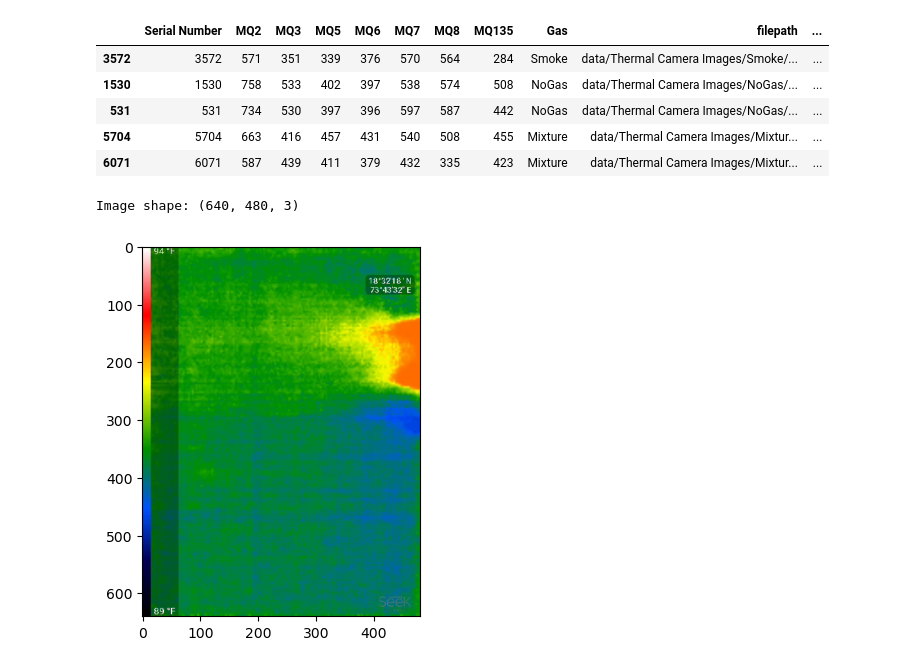
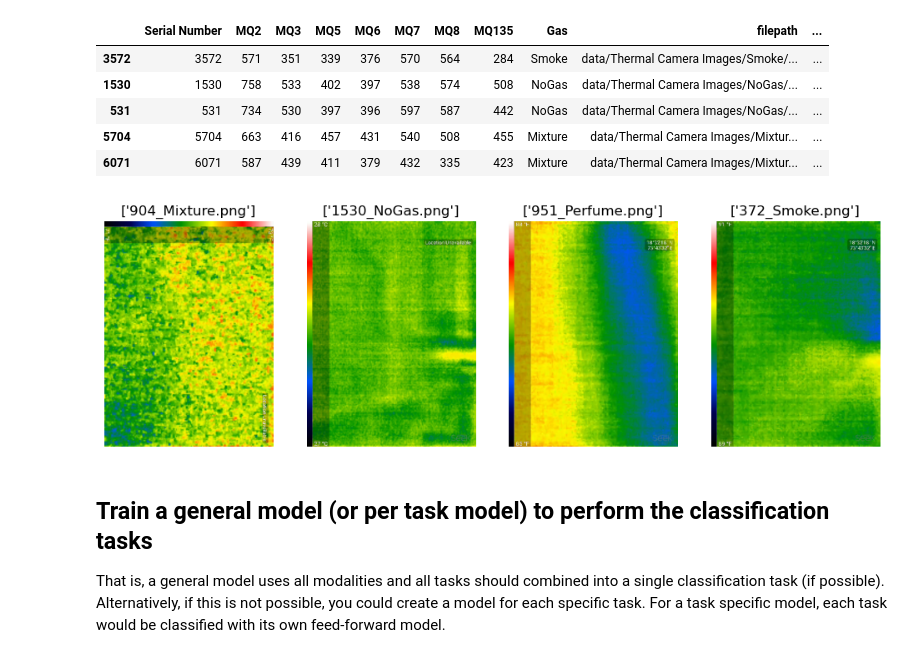
Before and after one commit to MarkBrub/gas-classifier, a Jupyter notebook: notebook.ipynb, the cells around one changed output. Saved outputs shown, nothing was run; the diff lists cells and outputs as text; code cells hidden in the pictures.

```diff
--- a/notebook.ipynb
+++ b/notebook.ipynb
@@ -221,19 +236,3 @@ Test set size: 1280
 scaler = StandardScaler()
 train_data[['MQ2', 'MQ3', 'MQ5', 'MQ6', 'MQ7', 'MQ8', 'MQ135']] = scaler.fit_transform(train_data[['MQ2', 'MQ3', 'MQ5', 'MQ6', 'MQ7', 'MQ8', 'MQ135']])
 test_data[['MQ2', 'MQ3', 'MQ5', 'MQ6', 'MQ7', 'MQ8', 'MQ135']] = scaler.transform(test_data[['MQ2', 'MQ3', 'MQ5', 'MQ6', 'MQ7', 'MQ8', 'MQ135']])
-# %%
-import matplotlib.pyplot as plt
-img_path = 'data/Thermal Camera Images/Smoke/1_Smoke.png'
-
-# load image
-image = tf.io.read_file(img_path)
-image = tf.image.decode_png(image, channels=3)
-
-print(f'Image shape: {image.shape}')
-
-# display image
-plt.imshow(image)
-plt.show()
-# %% [output]
-Image shape: (640, 480, 3)
-[figure, removed]
@@ -263,0 +239,25 @@ val_image_dataset = val_image_dataset.cache()
+# %%
+import matplotlib.pyplot as plt
+examples = test_data.groupby('Gas').first()
+
+# get the paths to the images
+paths = examples['filepath']
+
+# Create a figure with 4 subplots arranged in a row
+fig, axs = plt.subplots(nrows=1, ncols=4, figsize=(12, 4))
+
+# Iterate over the subplots and display each image
+for i, path in enumerate(paths):
+    # load image
+    image = tf.io.read_file(path)
+    image = tf.image.decode_png(image, channels=3)
+
+    # show image
+    axs[i].imshow(image)
+    axs[i].axis('off')
+    axs[i].set_title(path.split('/')[-1:])
+
+# Show the figure
+plt.show()
+# %% [output]
+[figure, added]
@@ -263,0 +308,3 @@ val_image_dataset = val_image_dataset.cache()
+# %% [markdown]
+## Train a general model (or per task model) to perform the classification tasks
+That is, a general model uses all modalities and all tasks should combined into a single classification task (if possible). Alternatively, if this is not possible, you could create a model for each specific task. For a task specific model, each task would be classified with its own feed-forward model.
```
Also changed, not shown: parts of 28 cells of this notebook.
